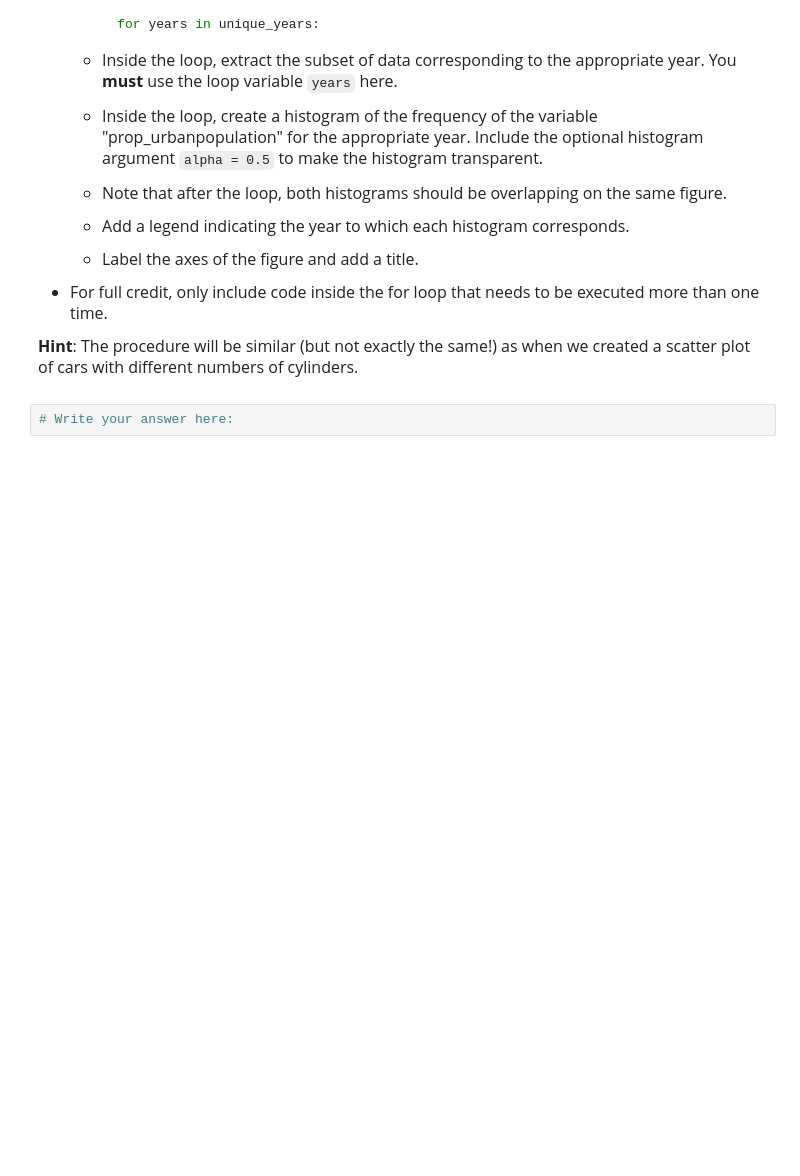
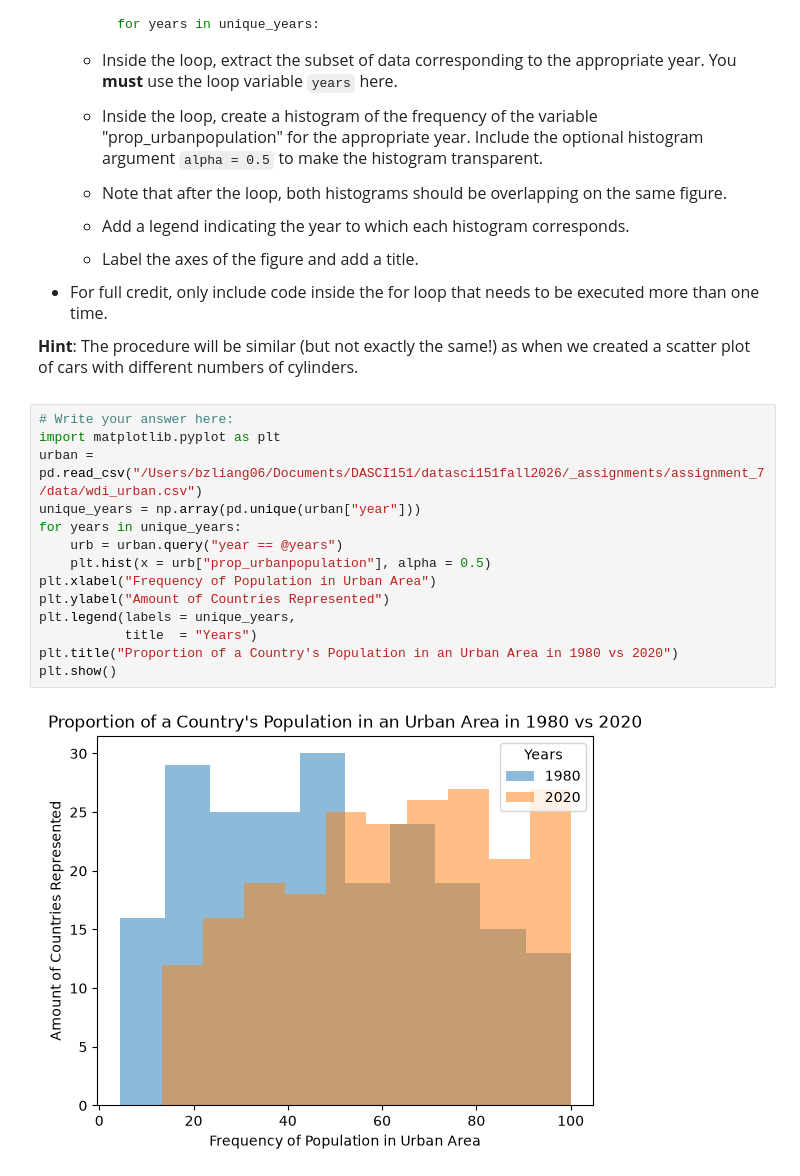
Before and after one commit to bzliang2006/datasci151fall2026, a Jupyter notebook: _assignments/assignment_7/Assignment7.ipynb, the cells around one changed output. Drawn from its saved outputs; the diff is of its cells as text; blank space fills up the shorter version.

```diff
--- a/_assignments/assignment_7/Assignment7.ipynb
+++ b/_assignments/assignment_7/Assignment7.ipynb
@@ -130,5 +199,19 @@ import matplotlib.pyplot as plt
 - For full credit, only include code inside the for loop that needs to be executed more than one time.
 
 **Hint**: The procedure will be similar (but not exactly the same!) as when we created a scatter plot of cars with different numbers of cylinders.
-# %%
-# Write your answer here:
+# %%
+# Write your answer here:
+import matplotlib.pyplot as plt
+urban = pd.read_csv("/Users/bzliang06/Documents/DASCI151/datasci151fall2026/_assignments/assignment_7/data/wdi_urban.csv")
+unique_years = np.array(pd.unique(urban["year"]))
+for years in unique_years:
+    urb = urban.query("year == @years")
+    plt.hist(x = urb["prop_urbanpopulation"], alpha = 0.5)
+plt.xlabel("Frequency of Population in Urban Area")
+plt.ylabel("Amount of Countries Represented")
+plt.legend(labels = unique_years,
+           title  = "Years")
+plt.title("Proportion of a Country's Population in an Urban Area in 1980 vs 2020")
+plt.show()
+# %% [output]
+[figure, added]
```
Also changed, not shown: parts of 8 cells of this notebook, 17 other files.
